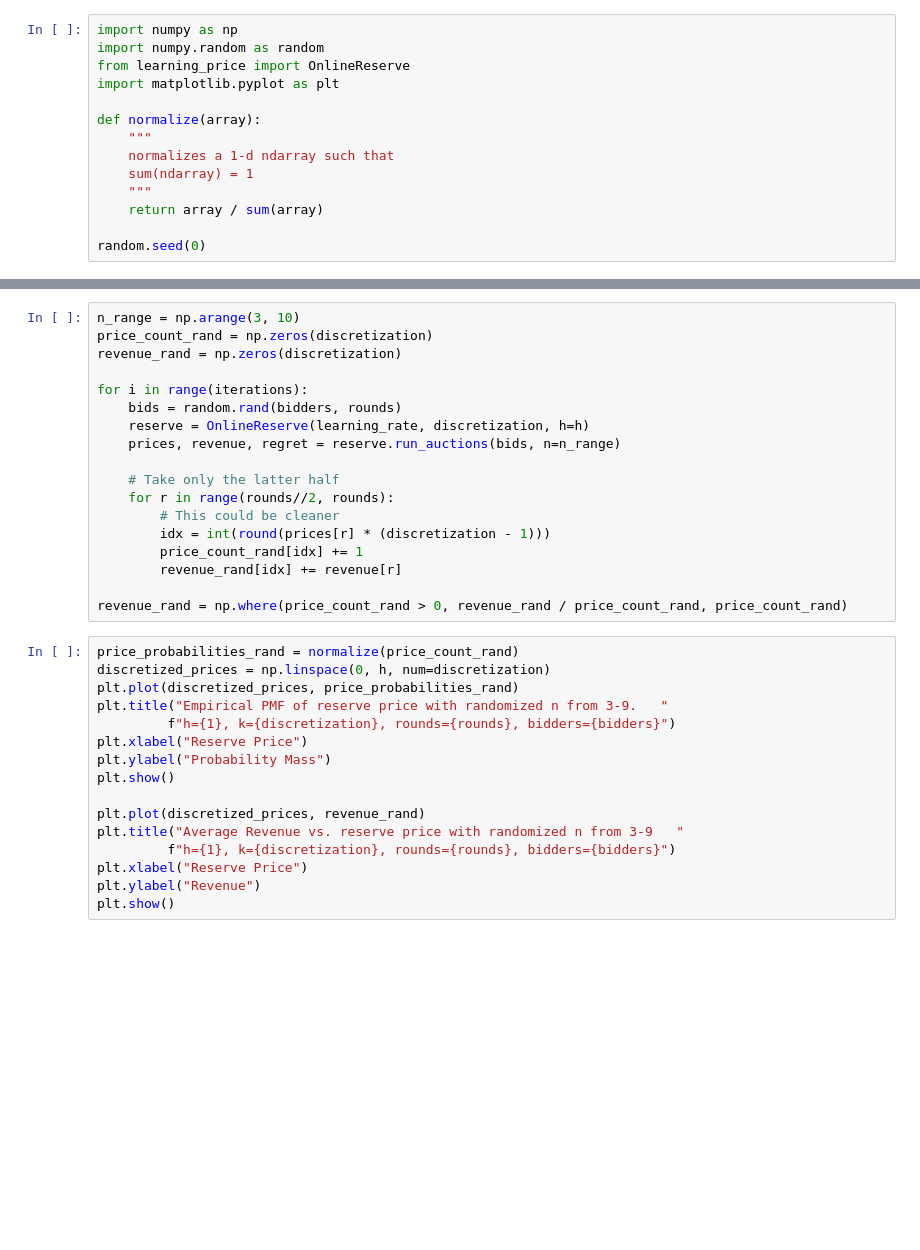
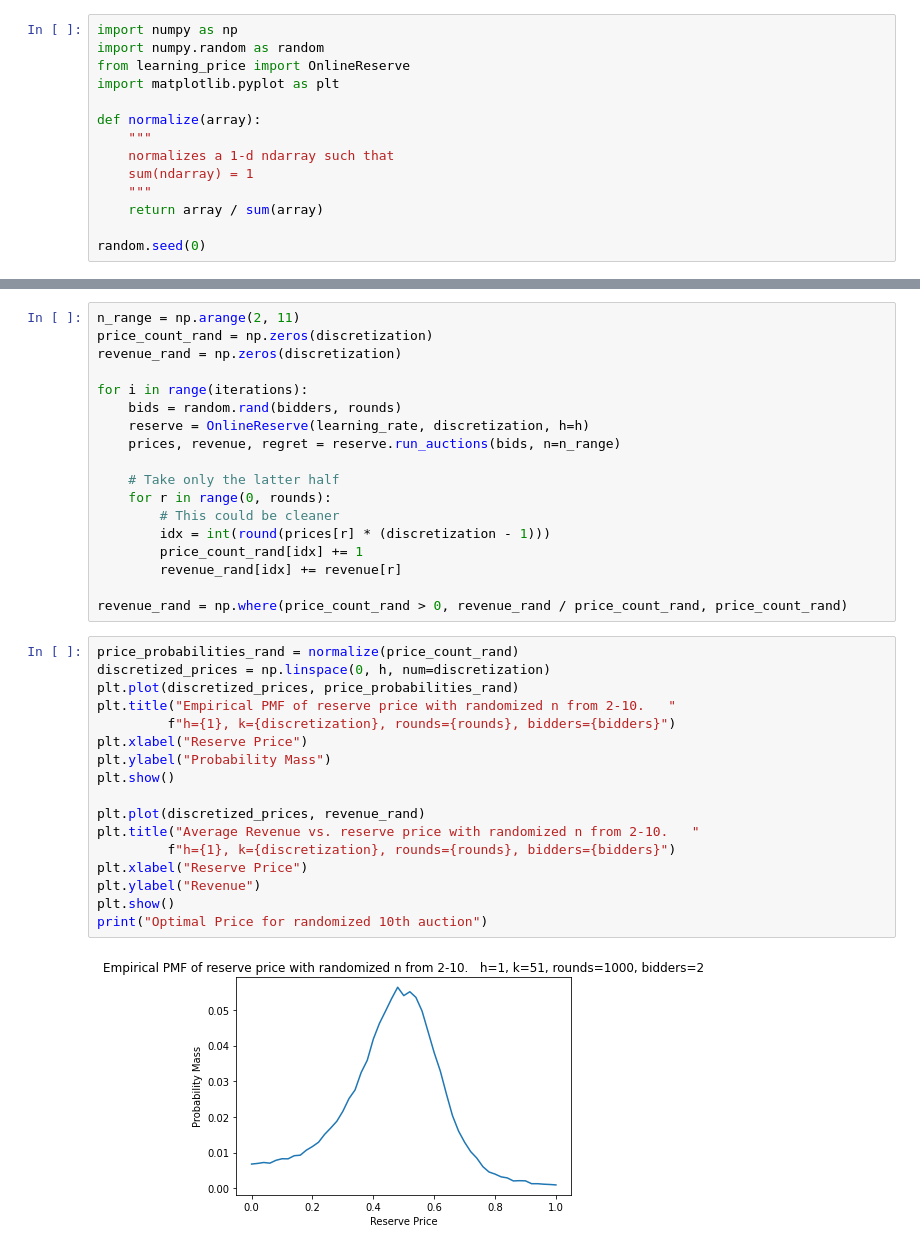
Before and after one commit to abugler/om_project_4, a Jupyter notebook: part_1.ipynb, the cells around one changed output, grey strips where cells are left out. Drawn from its saved outputs; the diff is of its cells as text; blank space fills up the shorter version.

```diff
--- a/part_1.ipynb
+++ b/part_1.ipynb
@@ -105,5 +111,5 @@ plt.show()
 # %%
-n_range = np.arange(3, 10)
+n_range = np.arange(2, 11)
 price_count_rand = np.zeros(discretization)
 revenue_rand = np.zeros(discretization)
 
@@ -113,7 +119,7 @@ for i in range(iterations):
     prices, revenue, regret = reserve.run_auctions(bids, n=n_range)
 
     # Take only the latter half
-    for r in range(rounds//2, rounds):
+    for r in range(0, rounds):
         # This could be cleaner
         idx = int(round(prices[r] * (discretization - 1)))
         price_count_rand[idx] += 1
@@ -123,16 +129,19 @@ revenue_rand = np.where(price_count_rand > 0, revenue_rand / price_count_rand, p
 # %%
 price_probabilities_rand = normalize(price_count_rand)
 discretized_prices = np.linspace(0, h, num=discretization)
 plt.plot(discretized_prices, price_probabilities_rand)
-plt.title("Empirical PMF of reserve price with randomized n from 3-9.   "
+plt.title("Empirical PMF of reserve price with randomized n from 2-10.   "
          f"h={1}, k={discretization}, rounds={rounds}, bidders={bidders}")
 plt.xlabel("Reserve Price")
 plt.ylabel("Probability Mass")
 plt.show()
 
 plt.plot(discretized_prices, revenue_rand)
-plt.title("Average Revenue vs. reserve price with randomized n from 3-9   "
+plt.title("Average Revenue vs. reserve price with randomized n from 2-10.   "
          f"h={1}, k={discretization}, rounds={rounds}, bidders={bidders}")
 plt.xlabel("Reserve Price")
 plt.ylabel("Revenue")
 plt.show()
+print("Optimal Price for randomized 10th auction")
+# %% [output]
+[figure, added]
```
Also changed, not shown: parts of 5 cells of this notebook, 1 other file.
